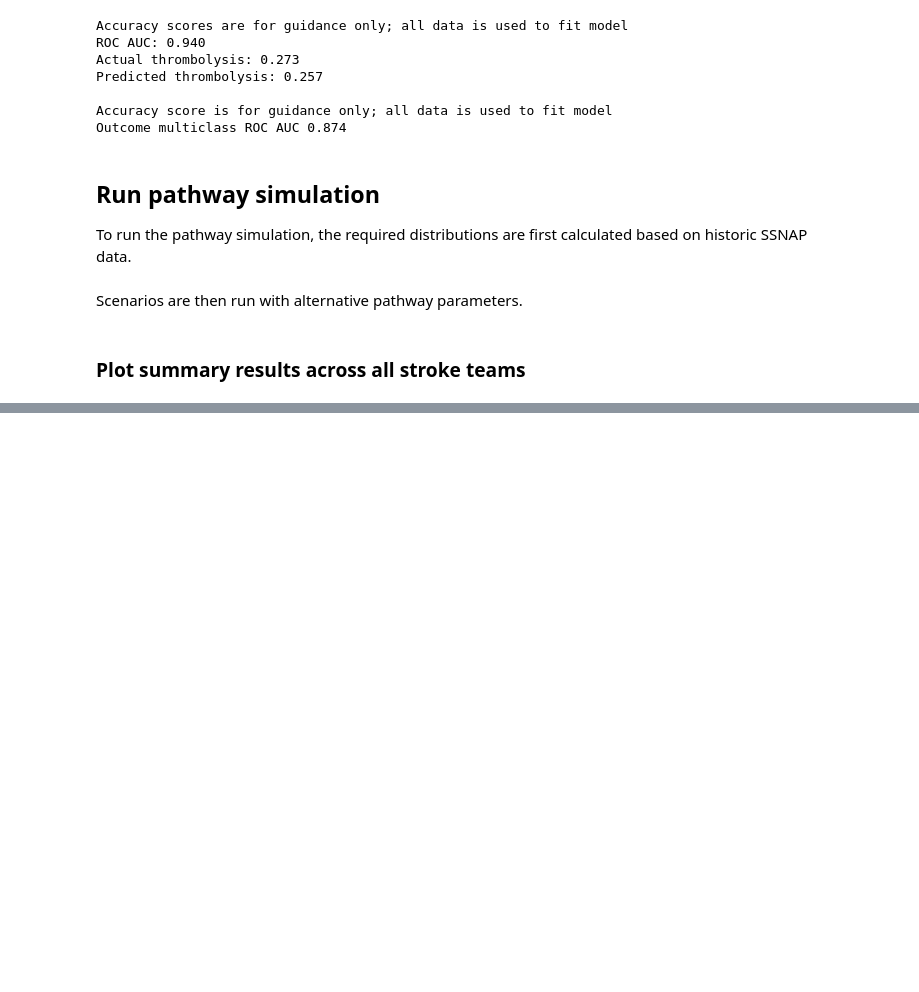
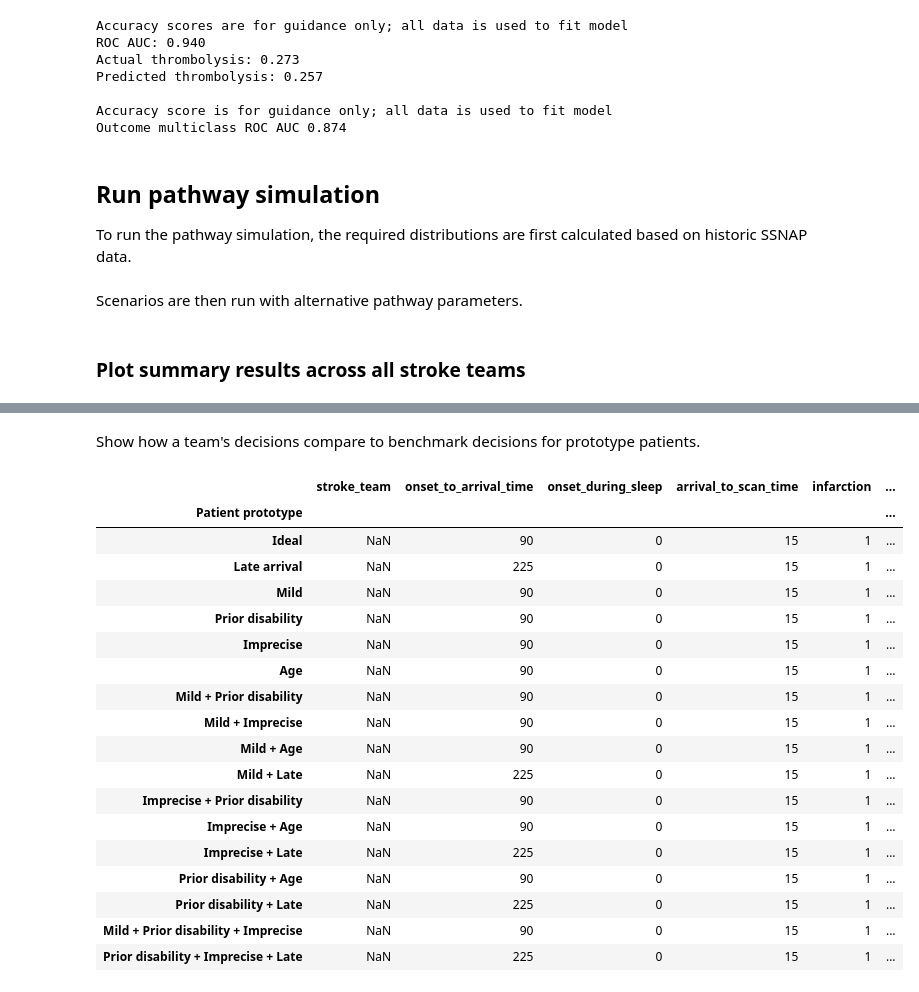
Before and after one commit to samuel-book/samuel_2_demo, a Jupyter notebook: prod_1_hospital_improvement_demo.ipynb, the cells around one changed output, grey strips where cells are left out. Drawn from its saved outputs; the diff is of its cells as text; code cells hidden in the pictures; blank space fills up the shorter version.

```diff
--- a/prod_1_hospital_improvement_demo.ipynb
+++ b/prod_1_hospital_improvement_demo.ipynb
@@ -157,0 +159,25 @@ pathway.plot_team_results(team, show=True)
+# %% [markdown]
+Show how a team's decisions compare to benchmark decisions for prototype patients.
+# %%
+# show prototype patients
+choice_outcome_model.prototype_patients
+# %% [output]
+|  | stroke_team | onset_to_arrival_time | onset_during_sleep | arrival_to_scan_time | infarction | ... |
+| Patient prototype |  |  |  |  |  | ... |
+| Ideal | NaN | 90 | 0 | 15 | 1 | ... |
+| Late arrival | NaN | 225 | 0 | 15 | 1 | ... |
+| Mild | NaN | 90 | 0 | 15 | 1 | ... |
+| Prior disability | NaN | 90 | 0 | 15 | 1 | ... |
+| Imprecise | NaN | 90 | 0 | 15 | 1 | ... |
+| Age | NaN | 90 | 0 | 15 | 1 | ... |
+| Mild + Prior disability | NaN | 90 | 0 | 15 | 1 | ... |
+| Mild + Imprecise | NaN | 90 | 0 | 15 | 1 | ... |
+| Mild + Age | NaN | 90 | 0 | 15 | 1 | ... |
+| Mild + Late | NaN | 225 | 0 | 15 | 1 | ... |
+| Imprecise + Prior disability | NaN | 90 | 0 | 15 | 1 | ... |
+| Imprecise + Age | NaN | 90 | 0 | 15 | 1 | ... |
+| Imprecise + Late | NaN | 225 | 0 | 15 | 1 | ... |
+| Prior disability + Age | NaN | 90 | 0 | 15 | 1 | ... |
+| Prior disability + Late | NaN | 225 | 0 | 15 | 1 | ... |
+| Mild + Prior disability + Imprecise | NaN | 90 | 0 | 15 | 1 | ... |
+| Prior disability + Imprecise + Late | NaN | 225 | 0 | 15 | 1 | ... |
```
Also changed, not shown: parts of 6 cells of this notebook, 3 other files.
